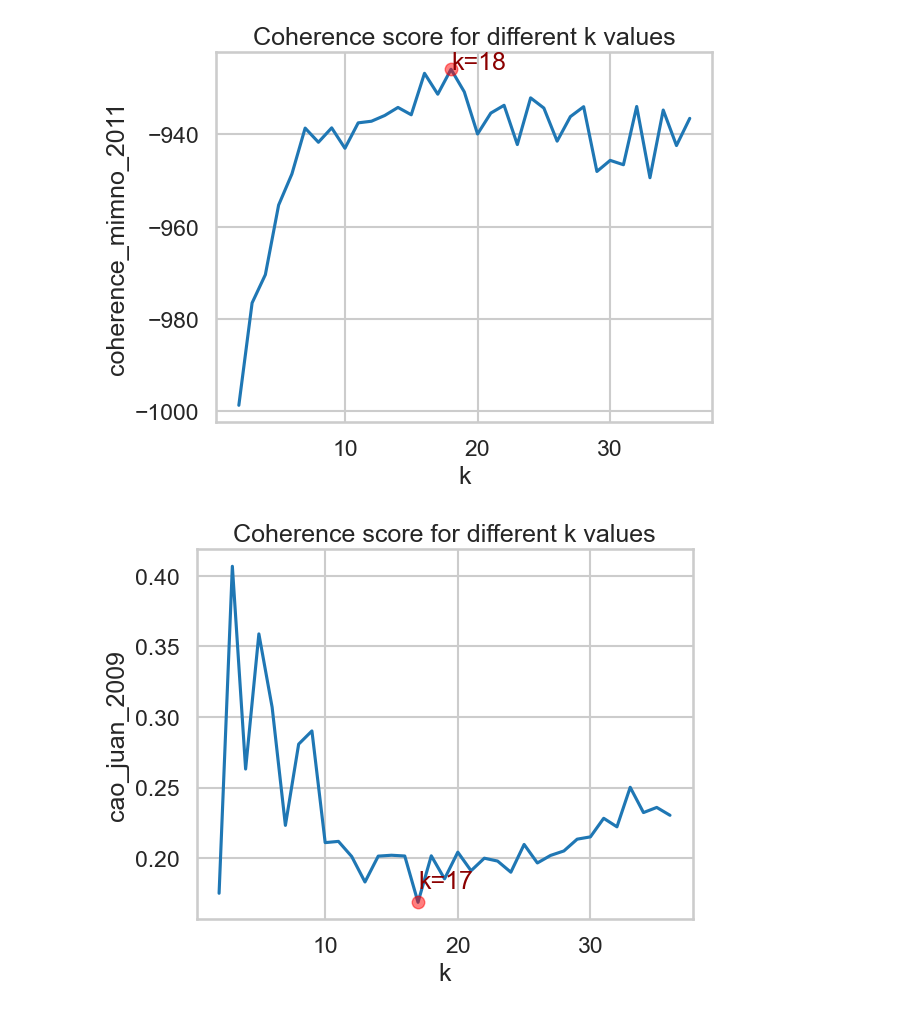
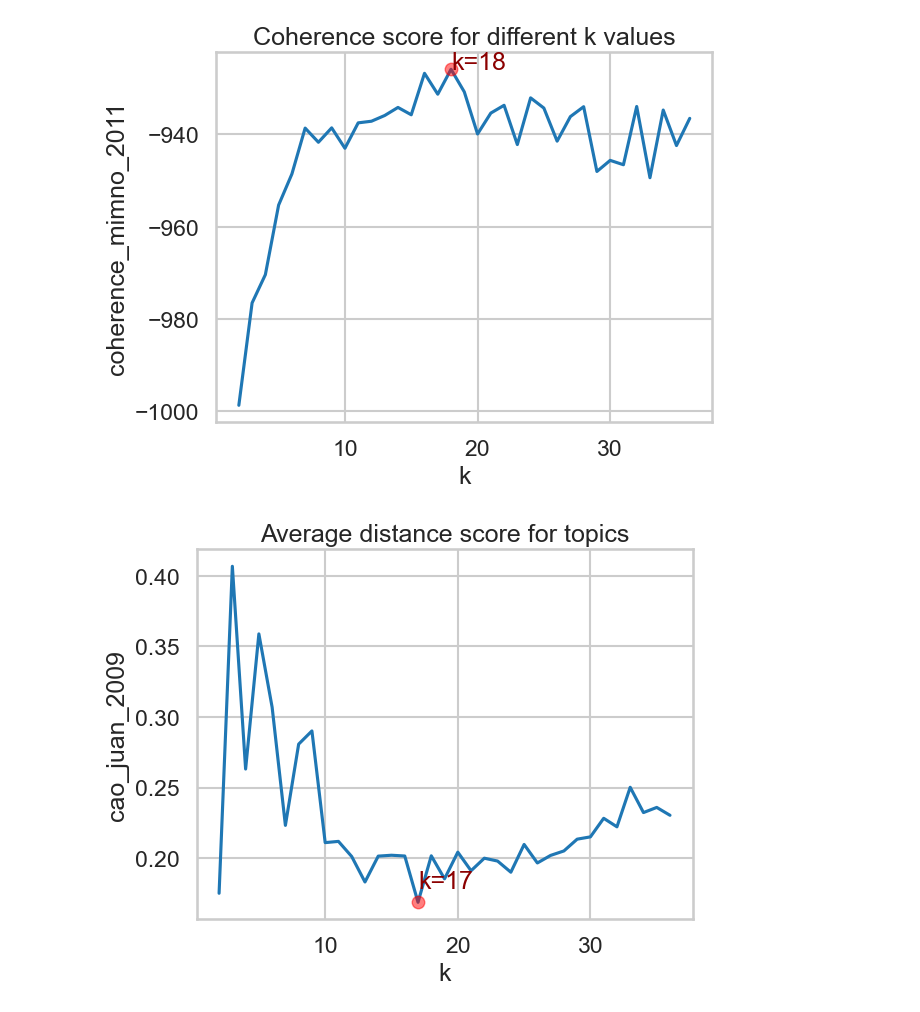
Before and after one commit to tickBit/Finding-k-in-Topic-Modeling, a Jupyter notebook: Visualize-number-of-topics.ipynb, the cells around one changed output. Drawn from its saved outputs; the diff is of its cells as text; code cells hidden in the pictures.

```diff
--- a/Visualize-number-of-topics.ipynb
+++ b/Visualize-number-of-topics.ipynb
@@ -169,11 +171,11 @@ plt.show()
 [figure]
 # %%
 sns.lineplot(x="k", y="cao_juan_2009", data=df_cao_k)
-plt.title("Coherence score for different k values")
+plt.title("Average distance score for topics")
 # mark the best k with red dot
 plt.plot(best_cao_k, df_cao_k[df_cao_k["k"] == best_cao_k]["cao_juan_2009"], "ro", alpha=0.5)
 # write the best k value
 plt.text(best_cao_k, df_cao_k[df_cao_k["k"] == best_cao_k]["cao_juan_2009"] + 0.01, f"k={best_cao_k}", color="darkred")
 plt.show()
 # %% [output]
-[figure, old version]
+[figure, new version]
```
Also changed, not shown: parts of 4 cells of this notebook.
